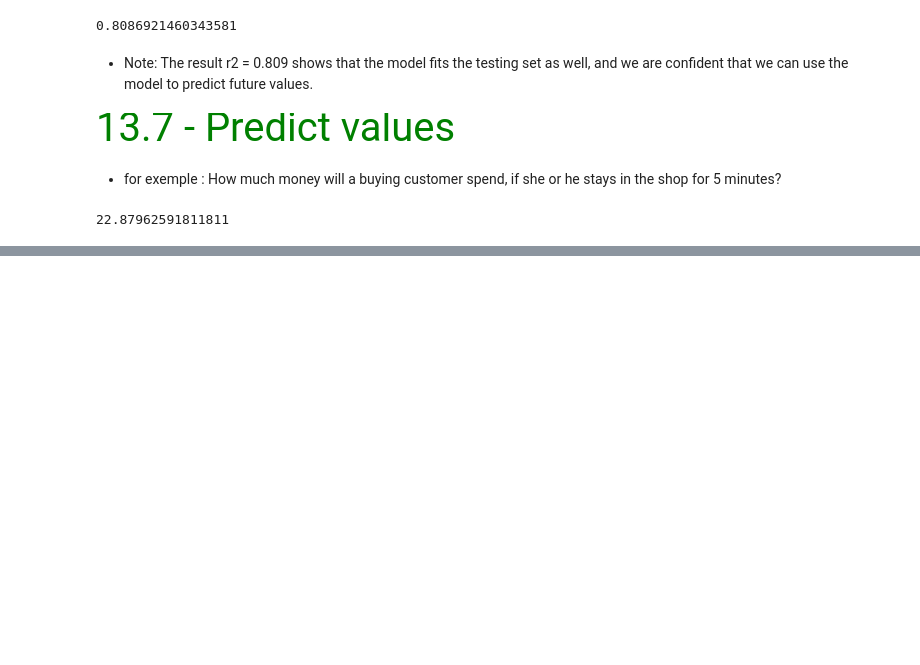
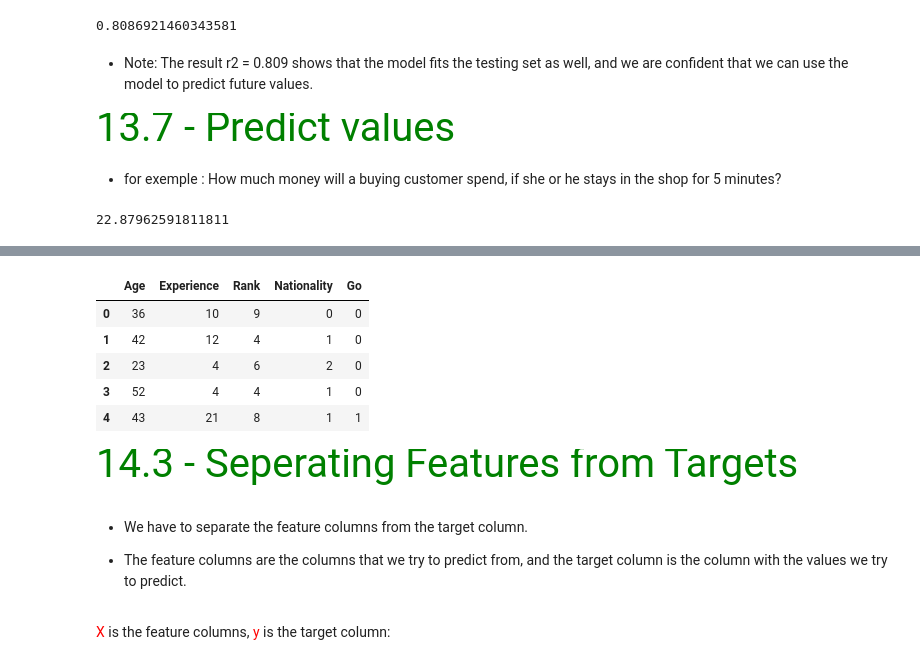
Before and after one commit to SouLayman2022/W3_machine_learning, a Jupyter notebook: Machine _learning_algorithmes.ipynb, the cells around one changed output, grey strips where cells are left out. Cells and saved outputs as stored; diff of their text form; code cells hidden in the pictures; blank space fills up the shorter version.

```diff
--- a/Machine _learning_algorithmes.ipynb
+++ b/Machine _learning_algorithmes.ipynb
@@ -882,0 +929,22 @@ print(mymodel(5))
+# %%
+d = {'UK': 0, 'USA': 1, 'N': 2}
+df['Nationality'] = df['Nationality'].map(d)
+d = {'YES': 1, 'NO': 0}
+df['Go'] = df['Go'].map(d)
+
+df.head()
+# %% [output]
+|  | Age | Experience | Rank | Nationality | Go |
+| 0 | 36 | 10 | 9 | 0 | 0 |
+| 1 | 42 | 12 | 4 | 1 | 0 |
+| 2 | 23 | 4 | 6 | 2 | 0 |
+| 3 | 52 | 4 | 4 | 1 | 0 |
+| 4 | 43 | 21 | 8 | 1 | 1 |
+# %% [markdown]
+<span style='color:green; font-size:40px'>14.3 - Seperating Features from Targets</span>
+# %% [markdown]
+- We have to separate the feature columns from the target column.
+
+- The feature columns are the columns that we try to predict from, and the target column is the column with the values we try to predict.
+# %% [markdown]
+<span style="color:red">X</span> is the feature columns, <span style="color:red">y</span> is the target column:
```
Also changed, not shown: parts of 33 cells of this notebook, 8 other files.
